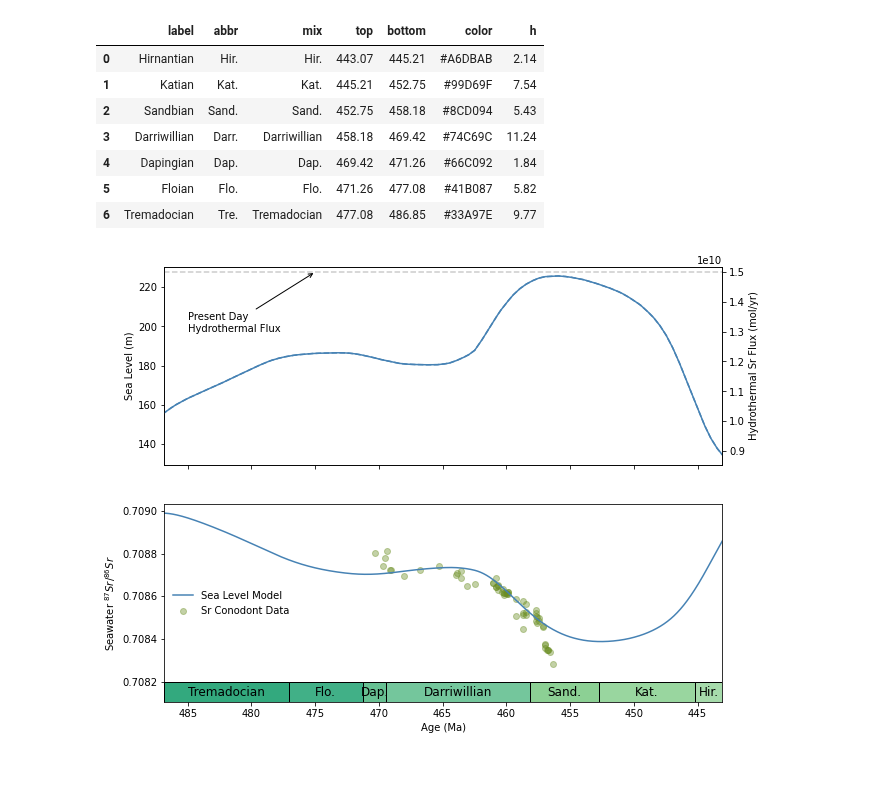
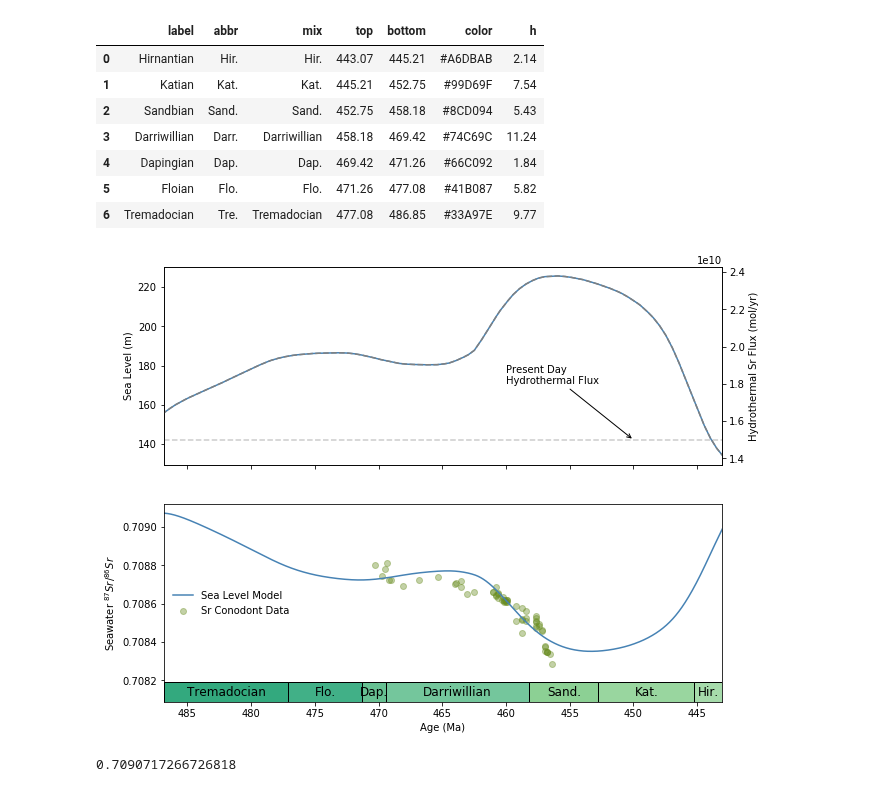
Before and after one commit to datuadiatma/avila_etal_2022, a Jupyter notebook: Notebook/Avila et al Paper Figure.ipynb, the cells around one changed output. Drawn from its saved outputs; the diff is of its cells as text; code cells hidden in the pictures.

Commit message:
Tweaks to scenarios
- Corrected Young et al values in Model Param excel file
- Chose Jones and Jenkyns params for final figure
- Adjusted visuals of final figure

```diff
--- a/Notebook/Avila et al Paper Figure.ipynb
+++ b/Notebook/Avila et al Paper Figure.ipynb
@@ -99,28 +99,28 @@ age = np.linspace(tmin, tmax, nt)             # age array (in Myr)
 # %%
 # Initial values and parameters
 # -----------------------------
-# Riverine flux
-Jriv0 = 3e10
+# Riverine flux (Jones and Jenkyns, 2001)
+Jriv0 = 3.34e10
 Jriv = np.ones(nt) * Jriv0
 
-# Riverine isotopic ratio
-Rriv0 = 0.7111
+# Riverine isotopic ratio (Jones and Jenkyns, 2001)
+Rriv0 = 0.7119
 Rriv = np.ones(nt) * Rriv0
 
 #Hydrothermal flux
-Jh0 = 1.25e10
+Jh0 = 2e10
 Jh = np.ones(nt)*1.05e10
 
-# Hydrothermal isotopic ratio
-Rh0 = 0.7028
+# Hydrothermal isotopic ratio (Jones and Jenkyns, 2001)
+Rh0 = 0.7033
 Rh = np.ones(nt) * Rh0
 
 # Array to store isotopic ratio of seawater and rate of change
 Rsw = np.zeros(nt)
 GradSr = np.zeros(nt)
 
-# Reservoir size
-N = np.ones(nt) * 1.27e17
+# Reservoir size (Jones and Jenkyns, 2001)
+N = np.ones(nt) * 1.24e17
 # %% [markdown]
 ### Constraining changes in hydrothermal activities using long-term sea-level change
 
@@ -183,48 +183,43 @@ SrOrdo = pd.read_csv('../Data/Arbuckle_Sr.csv')
 loess = pd.read_csv('../Data/LOESS2_0.75_Gradient.csv')
 
 #Make the Plot
 fig, (ax1, ax2) = plt.subplots(2, 1, figsize=(10,8), sharex=True)
 
 ax1.plot(age, sealevel,  c='steelblue', label='Sea Level')
 ax1.set_ylabel("Sea Level (m)")
 ax1.invert_xaxis()
-#ax1.legend(loc='lower left', edgecolor='None')
+
+ax1b = ax1.twinx()
+ax1b.plot(age, Jh_sl, ls='--', c='gray')
+ax1b.axhline(y=1.5e10, ls='--', c='gray', alpha=0.4)
+ax1b.set_ylabel('Hydrothermal Sr Flux (mol/yr)')
+ax1b.annotate('Present Day\nHydrothermal Flux', xy=(450, 1.5e10), xytext=(460, 1.8e10),
+            arrowprops=dict(arrowstyle='->'))
+
 
 trans = ax2.get_xaxis_transform()
-
-
 ax2.plot(age, Rsw_sl, c='steelblue', label="Sea Level Model")
 ax2.scatter(SrOrdo['Age20'], SrOrdo['Sr'], c='olivedrab', label='Sr Conodont Data', alpha=0.4)
-#ax2.plot(loess['age'], loess['LOESS'], c='olivedrab', label='LOESS Curve')
 ax2.set_ylabel('Seawater $^{87}Sr/^{86}Sr$')
 ax2.set_xlabel('Age (Ma)')
 ax2.legend(loc='center left', edgecolor='None')
 
 for ind in chronoDf.index:
     ax2.add_patch(Rectangle(xy=[chronoDf['top'][ind], 0],
                            height=0.1,
                            width=chronoDf['h'][ind], transform = trans,
                            ec = 'black', fc = chronoDf['color'][ind]))
     ax2.text(chronoDf['top'][ind]+0.5*chronoDf['h'][ind], 0.05, str(chronoDf['mix'][ind]), rotation=0,
             horizontalalignment='center',
             verticalalignment='center', transform = trans, fontsize = 12)
-
 ax2.set_xlim(486.85, 443.07)
-
-ax2b = ax1.twinx()
-ax2b.plot(age, Jh_sl, ls='--', c='steelblue',label="Model Flux")
-ax2b.axhline(y=1.5e10, ls='--', c='gray',label="Present Day Flux", alpha=0.4)
-ax2b.set_ylabel('Hydrothermal Sr Flux (mol/yr)')
-#ax2b.legend(loc='lower left', edgecolor='None')
-# ax2b.text(480, 1.5e10, 'Present Day\nHydrothermal Flux',
-#           horizontalalignment='center',
-#           verticalalignment='top')
-
-ax2b.annotate('Present Day\nHydrothermal Flux', xy=(475, 1.5e10), xytext=(485, 1.3e10),
-            arrowprops=dict(arrowstyle='->'))
 
 plt.savefig('../Figures/PaperFigure.png')
 plt.savefig('../Figures/PaperFigure.svg')
 plt.show()
 # %% [output]
-[figure, old version]
+[figure, new version]
+# %%
+Rsw_sl[0]
+# %% [output]
+0.7090717266726818
```
Also changed, not shown: 6 other files.
